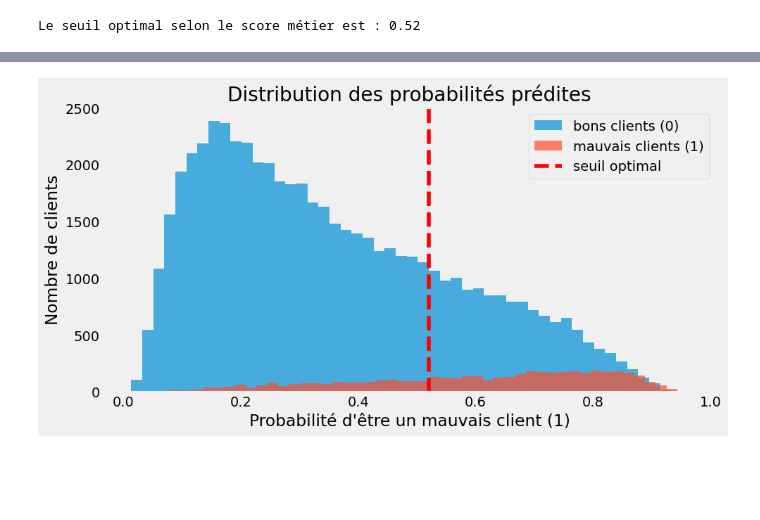
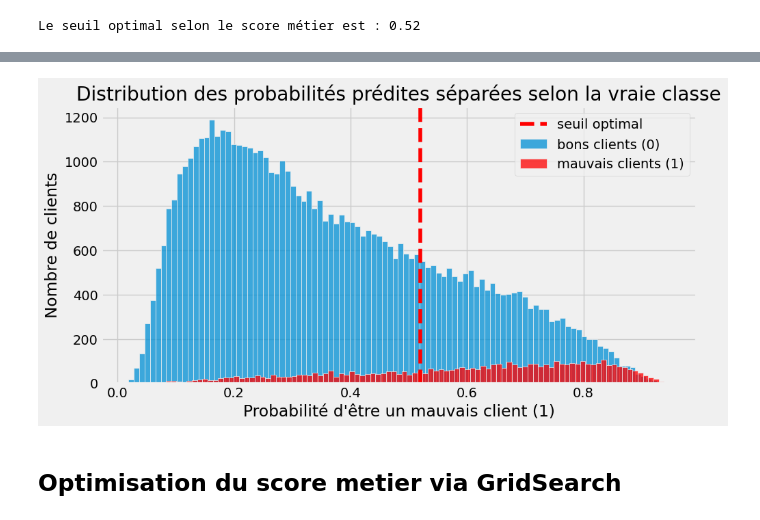
Before and after one commit to sabriatl/Dashboard-Prediction-du-risque-de-defaut-de-paiement, a Jupyter notebook: notebooks_projet/projet_7_notebook.ipynb, the cells around one changed output, grey strips where cells are left out. Saved outputs shown, nothing was run; the diff lists cells and outputs as text; code cells hidden in the pictures; blank space fills up the shorter version.

Commit message:
optimisation du modele et score metier

```diff
--- a/notebooks_projet/projet_7_notebook.ipynb
+++ b/notebooks_projet/projet_7_notebook.ipynb
@@ -861,0 +852,20 @@ X
+# %%
+# Déterminer les colonnes à scaler (plus de 10 modalités)
+cols_to_scale = [col for col in X.columns if X[col].nunique() > 10]
+
+# Pipeline pour colonnes continues
+scale_pipeline = Pipeline([
+    ("imputer", SimpleImputer(strategy="median")),
+    ("scaler", StandardScaler())
+])
+
+preprocessor = make_column_transformer(
+    (scale_pipeline, cols_to_scale),
+    remainder=SimpleImputer(strategy="most_frequent")
+)
+
+# Pipeline complet
+pipeline = Pipeline(steps=[
+    ("preprocessor", preprocessor),
+    ("model", LogisticRegression(random_state=42, max_iter=1000))
+])
@@ -1284,7 +1369,7 @@ pipeline = Pipeline(steps=[
 # %%
 # Grid des hyperparamètres LightGBM
 param_grid = {
-    "model__num_leaves": [31, 50, 75],
+    "model__num_leaves": [31, 50],
     "model__max_depth": [-1, 10, 20],
     "model__learning_rate": [0.1, 0.05, 0.01],
     "model__n_estimators": [100, 300, 500]
@@ -1398,7 +1483,7 @@ for seuil in seuils:
     tp = cm[1,1]
 
     # coût total
-    cout_total = fp * cout_fp + fn * cout_fn
+    cout_total = (fp * cout_fp + fn * cout_fn)
 
     # sauvegarde du cout et du seuil
     couts.append({
@@ -1407,14 +1492,15 @@ for seuil in seuils:
                     "fp": fp, "fn": fn, "tp": tp, "tn": tn,
                     "recall": recall_score(y_test, y_pred, zero_division=0),
                     "precision": precision_score(y_test, y_pred, zero_division=0),
-                    "f1": f1_score(y_test, y_pred, zero_division=0)
+                    "f1": f1_score(y_test, y_pred, zero_division=0),
+                    "roc_auc": roc_auc_score(y_test, y_proba)
                  })
 
 # On convertit en DataFrame
 df_couts = pd.DataFrame(couts)
 
 #ajout du score metier
-df_couts["score_metier"] = 1-(df_couts["cout_total"] / df_couts["cout_total"].max())
+df_couts["score_metier"] = 1- (df_couts["cout_total"]/len(y_test))
 
 seuil_optimal = df_couts[df_couts["score_metier"] == df_couts["score_metier"].max()]["seuil"].iloc[0]
 print(f"Le seuil optimal selon le score métier est : {seuil_optimal:.2f}")
@@ -1465,13 +1551,21 @@ plt.show()
 # %%
 plt.figure(figsize=(10,5))
-plt.hist(y_proba[y_test==0], bins=50, alpha=0.7, label="bons clients (0)")
-plt.hist(y_proba[y_test==1], bins=50, alpha=0.7, label="mauvais clients (1)")
+
+# Histogramme pour les bons clients
+sns.histplot(y_proba[y_test==0], bins=100, label='bons clients (0)')
+
+# Histogramme pour les mauvais clients
+sns.histplot(y_proba[y_test==1], bins=100,  color='red', label='mauvais clients (1)')
+
+# seuil de prédiction
 plt.axvline(seuil_optimal, color='red', linestyle='--', label='seuil optimal')
+
 plt.xlabel("Probabilité d'être un mauvais client (1)")
 plt.ylabel("Nombre de clients")
-plt.title("Distribution des probabilités prédites")
+plt.title("Distribution des probabilités prédites séparées selon la vraie classe")
 plt.legend()
-plt.grid()
 plt.show()
 # %% [output]
-[figure, old version]
+[figure, new version]
+# %% [markdown]
+## Optimisation du score metier via GridSearch
```
Also changed, not shown: parts of 35 cells of this notebook.
